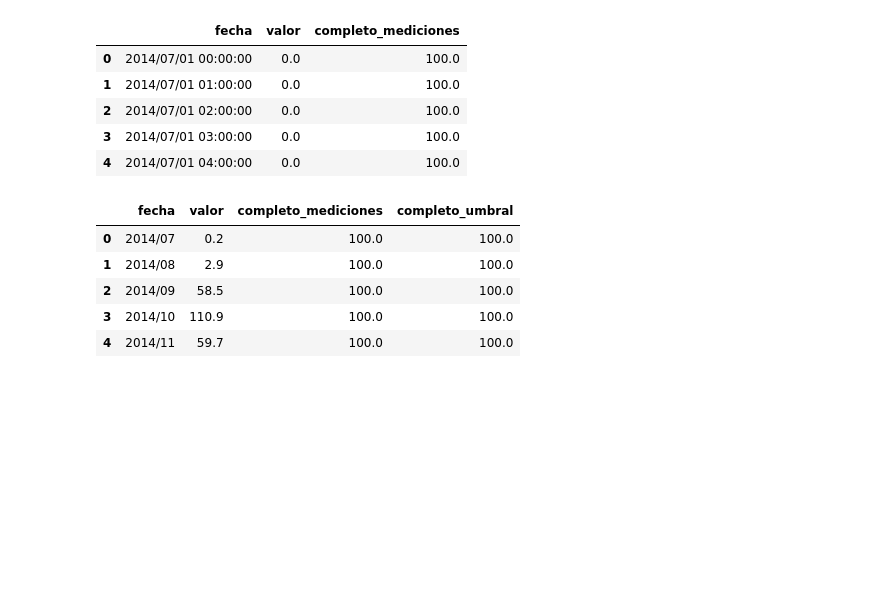
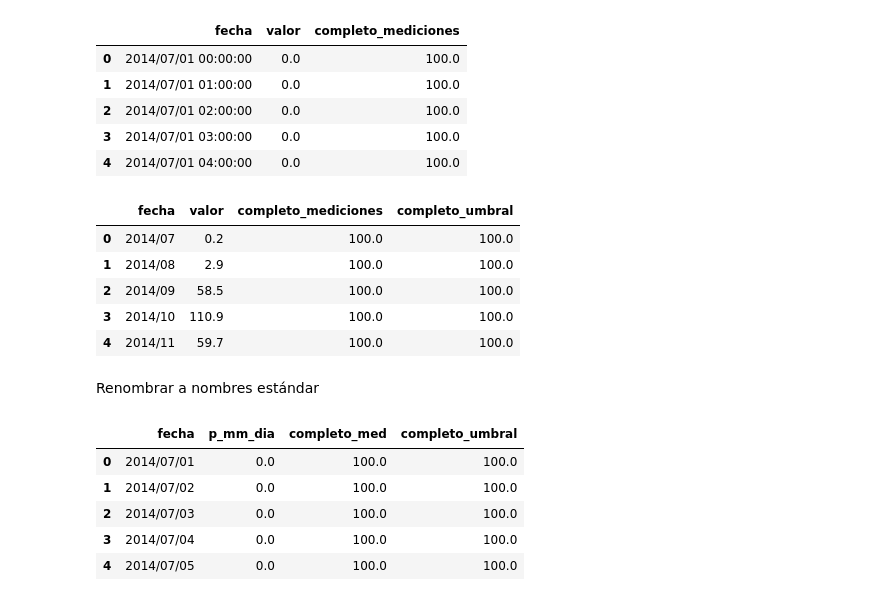
Before and after one commit to nunsongi/quito-risk-mapping-python, a Jupyter notebook: lluvia_estaciones.ipynb, the cells around one changed output. Drawn from its saved outputs; the diff is of its cells as text; code cells hidden in the pictures; blank space fills up the shorter version.

```diff
--- a/lluvia_estaciones.ipynb
+++ b/lluvia_estaciones.ipynb
@@ -80,3 +80,24 @@ precipitaciones_mensual.head()
 | 2 | 2014/09 | 58.5 | 100.0 | 100.0 |
 | 3 | 2014/10 | 110.9 | 100.0 | 100.0 |
 | 4 | 2014/11 | 59.7 | 100.0 | 100.0 |
+# %% [markdown]
+Renombrar a nombres estándar
+# %%
+df = precipitaciones_diarias.copy()
+
+# --- renombrar a nombres estándar
+df = df.rename(columns={
+    "fecha": "fecha",
+    "valor": "p_mm_dia",                    # precipitación diaria en mm
+    "completo_mediciones": "completo_med",
+    "completo_umbral": "completo_umbral"
+})
+
+df.head()
+# %% [output]
+|  | fecha | p_mm_dia | completo_med | completo_umbral |
+| 0 | 2014/07/01 | 0.0 | 100.0 | 100.0 |
+| 1 | 2014/07/02 | 0.0 | 100.0 | 100.0 |
+| 2 | 2014/07/03 | 0.0 | 100.0 | 100.0 |
+| 3 | 2014/07/04 | 0.0 | 100.0 | 100.0 |
+| 4 | 2014/07/05 | 0.0 | 100.0 | 100.0 |
```
